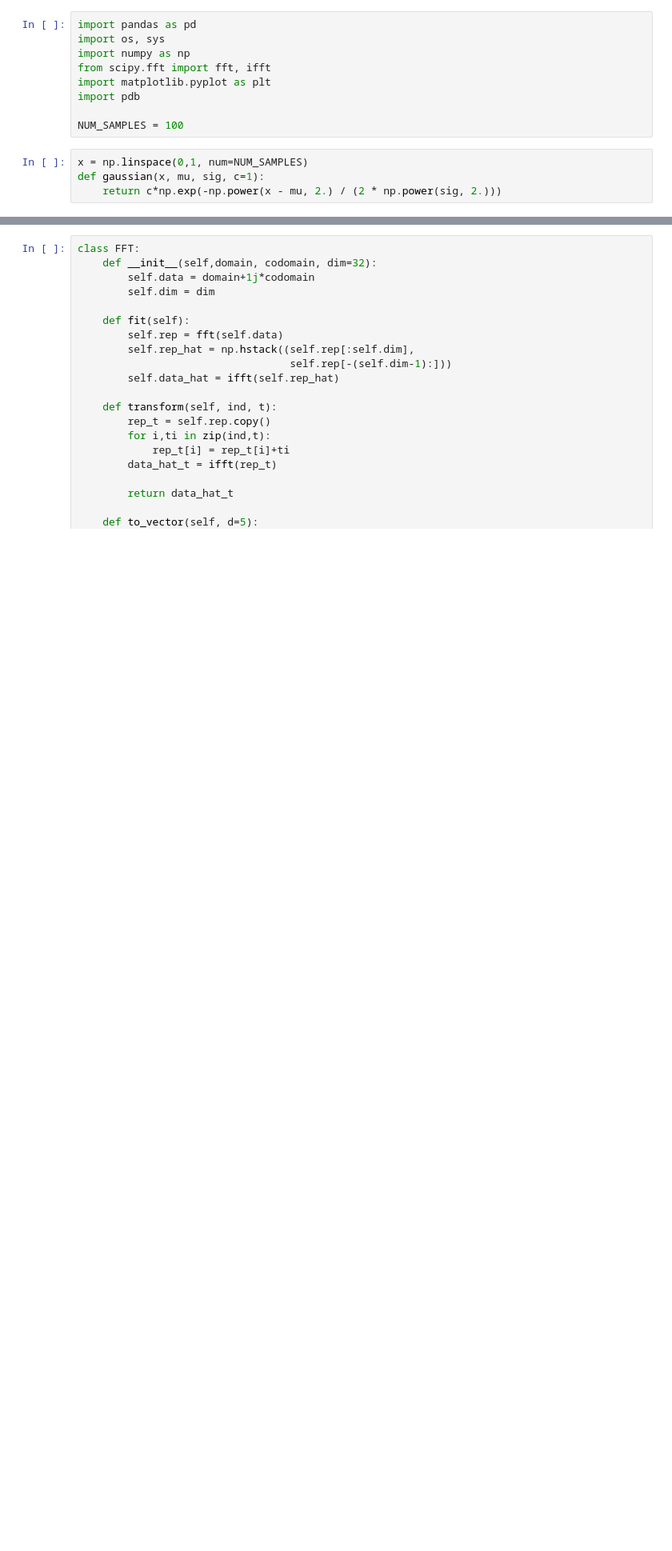
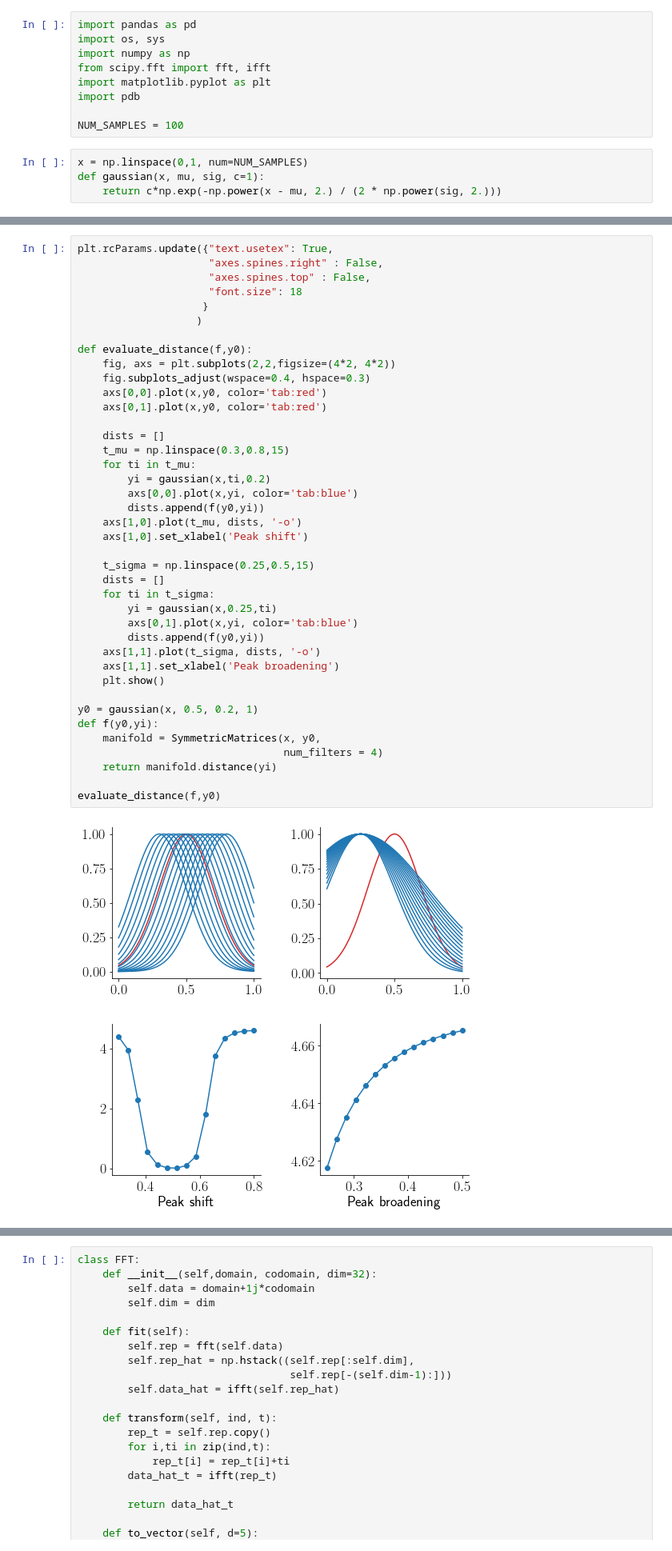
Before and after one commit to pozzo-research-group/HEAD, a Jupyter notebook: notebooks/11-Shape matching for spectra.ipynb, the cells around one changed output, grey strips where cells are left out. Shown: that part at 80% size. Saved outputs shown, nothing was run; the diff lists cells and outputs as text; blank space fills up the shorter version.

```diff
--- a/notebooks/11-Shape matching for spectra.ipynb
+++ b/notebooks/11-Shape matching for spectra.ipynb
@@ -70,0 +64,42 @@ plt.show()
+# %%
+plt.rcParams.update({"text.usetex": True,
+                     "axes.spines.right" : False,
+                     "axes.spines.top" : False,
+                     "font.size": 18
+                    }
+                   )
+
+def evaluate_distance(f,y0):
+    fig, axs = plt.subplots(2,2,figsize=(4*2, 4*2))
+    fig.subplots_adjust(wspace=0.4, hspace=0.3)
+    axs[0,0].plot(x,y0, color='tab:red')
+    axs[0,1].plot(x,y0, color='tab:red')
+
+    dists = []
+    t_mu = np.linspace(0.3,0.8,15)
+    for ti in t_mu:
+        yi = gaussian(x,ti,0.2)
+        axs[0,0].plot(x,yi, color='tab:blue')
+        dists.append(f(y0,yi))
+    axs[1,0].plot(t_mu, dists, '-o')
+    axs[1,0].set_xlabel('Peak shift')
+
+    t_sigma = np.linspace(0.25,0.5,15)
+    dists = []
+    for ti in t_sigma:
+        yi = gaussian(x,0.25,ti)
+        axs[0,1].plot(x,yi, color='tab:blue')
+        dists.append(f(y0,yi))
+    axs[1,1].plot(t_sigma, dists, '-o')
+    axs[1,1].set_xlabel('Peak broadening')
+    plt.show()
+
+y0 = gaussian(x, 0.5, 0.2, 1)
+def f(y0,yi):
+    manifold = SymmetricMatrices(x, y0,
+                                 num_filters = 4)
+    return manifold.distance(yi)
+
+evaluate_distance(f,y0)
+# %% [output]
+[figure, added]
```
Also changed, not shown: parts of 8 cells of this notebook, 4 other files.
